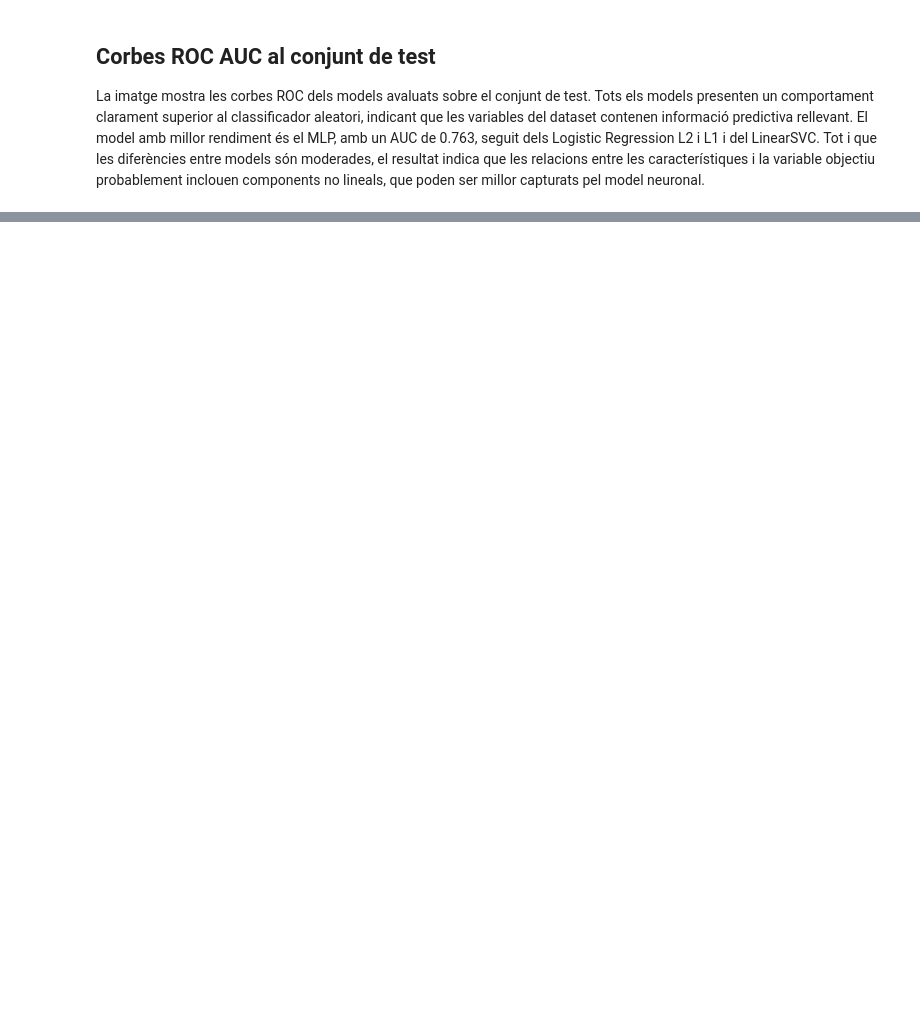
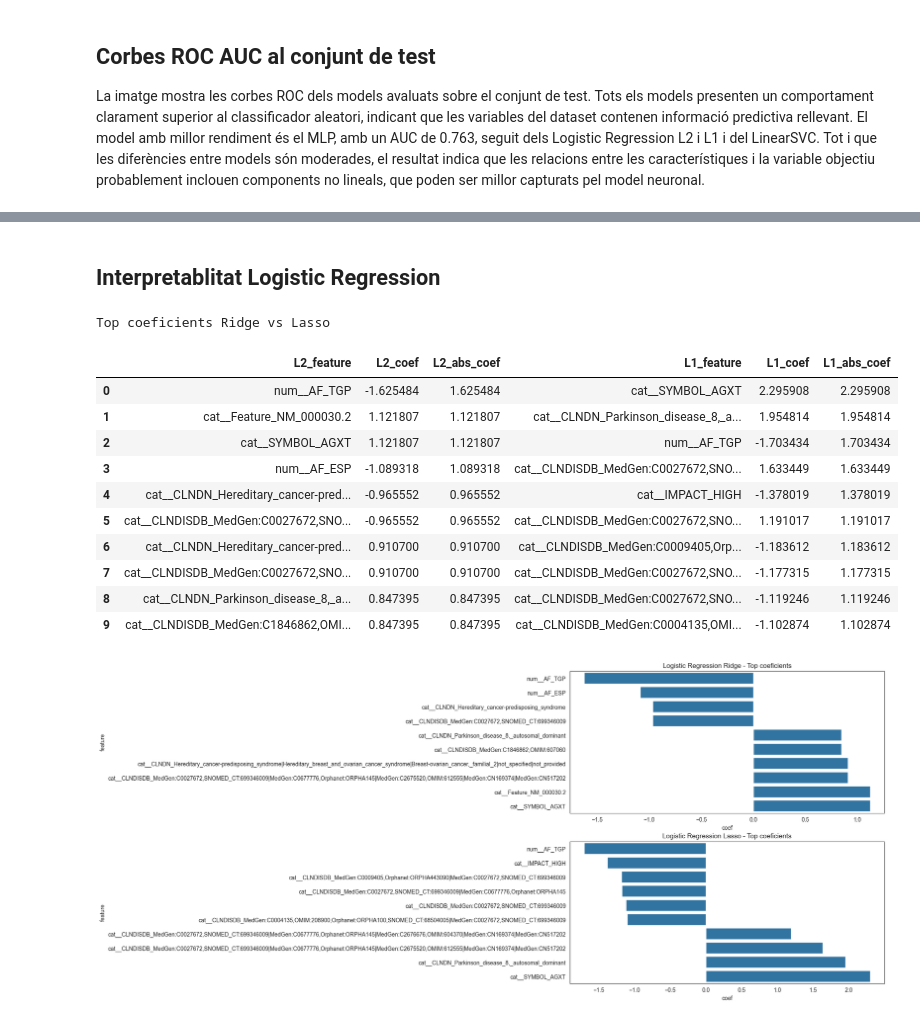
Before and after one commit to eliagarcia/tfg-genetic-variants, a Jupyter notebook: notebooks/class.ipynb, the cells around one changed output, grey strips where cells are left out. Cells and saved outputs as stored; diff of their text form; code cells hidden in the pictures; blank space fills up the shorter version.

```diff
--- a/notebooks/class.ipynb
+++ b/notebooks/class.ipynb
@@ -785,0 +786,73 @@ plt.show()
+# %% [markdown]
+## Interpretablitat Logistic Regression
+# %%
+# Funció coeficients
+def extract_coef_df(best_model):
+    model = best_model.named_steps["model"]
+    feature_names = best_model.named_steps["preprocess"].get_feature_names_out()
+
+    coef_df = pd.DataFrame({
+        "feature": feature_names,
+        "coef": model.coef_[0]
+    })
+    coef_df["abs_coef"] = coef_df["coef"].abs()
+    return coef_df.sort_values("abs_coef", ascending=False).reset_index(drop=True)
+
+# Models
+coef_l2 = extract_coef_df(grid_l2.best_estimator_)
+coef_l1 = extract_coef_df(grid_l1.best_estimator_)
+
+# TAULA COMPARATIVA
+top_n = 10
+
+top_l2 = coef_l2.head(top_n)
+top_l1 = coef_l1.head(top_n)
+
+table_compare = pd.concat(
+    [
+        top_l2.reset_index(drop=True).add_prefix("L2_"),
+        top_l1.reset_index(drop=True).add_prefix("L1_")
+    ],
+    axis=1
+)
+
+print("Top coeficients Ridge vs Lasso")
+display(table_compare)
+
+
+fig, axes = plt.subplots(2, 1, figsize=(10, 10))
+
+# L2
+sns.barplot(
+    data=top_l2.sort_values("coef"),
+    x="coef",
+    y="feature",
+    ax=axes[0]
+)
+axes[0].set_title("Logistic Regression Ridge - Top coeficients")
+
+# L1
+sns.barplot(
+    data=top_l1.sort_values("coef"),
+    x="coef",
+    y="feature",
+    ax=axes[1]
+)
+axes[1].set_title("Logistic Regression Lasso - Top coeficients")
+
+plt.tight_layout()
+plt.show()
+# %% [output]
+Top coeficients Ridge vs Lasso
+|  | L2_feature | L2_coef | L2_abs_coef | L1_feature | L1_coef | L1_abs_coef |
+| 0 | num__AF_TGP | -1.625484 | 1.625484 | cat__SYMBOL_AGXT | 2.295908 | 2.295908 |
+| 1 | cat__Feature_NM_000030.2 | 1.121807 | 1.121807 | cat__CLNDN_Parkinson_disease_8,_a... | 1.954814 | 1.954814 |
+| 2 | cat__SYMBOL_AGXT | 1.121807 | 1.121807 | num__AF_TGP | -1.703434 | 1.703434 |
+| 3 | num__AF_ESP | -1.089318 | 1.089318 | cat__CLNDISDB_MedGen:C0027672,SNO... | 1.633449 | 1.633449 |
+| 4 | cat__CLNDN_Hereditary_cancer-pred... | -0.965552 | 0.965552 | cat__IMPACT_HIGH | -1.378019 | 1.378019 |
+| 5 | cat__CLNDISDB_MedGen:C0027672,SNO... | -0.965552 | 0.965552 | cat__CLNDISDB_MedGen:C0027672,SNO... | 1.191017 | 1.191017 |
+| 6 | cat__CLNDN_Hereditary_cancer-pred... | 0.910700 | 0.910700 | cat__CLNDISDB_MedGen:C0009405,Orp... | -1.183612 | 1.183612 |
+| 7 | cat__CLNDISDB_MedGen:C0027672,SNO... | 0.910700 | 0.910700 | cat__CLNDISDB_MedGen:C0027672,SNO... | -1.177315 | 1.177315 |
+| 8 | cat__CLNDN_Parkinson_disease_8,_a... | 0.847395 | 0.847395 | cat__CLNDISDB_MedGen:C0027672,SNO... | -1.119246 | 1.119246 |
+| 9 | cat__CLNDISDB_MedGen:C1846862,OMI... | 0.847395 | 0.847395 | cat__CLNDISDB_MedGen:C0004135,OMI... | -1.102874 | 1.102874 |
+[figure, added]
```
Also changed, not shown: parts of 12 cells of this notebook, 1 other file.
